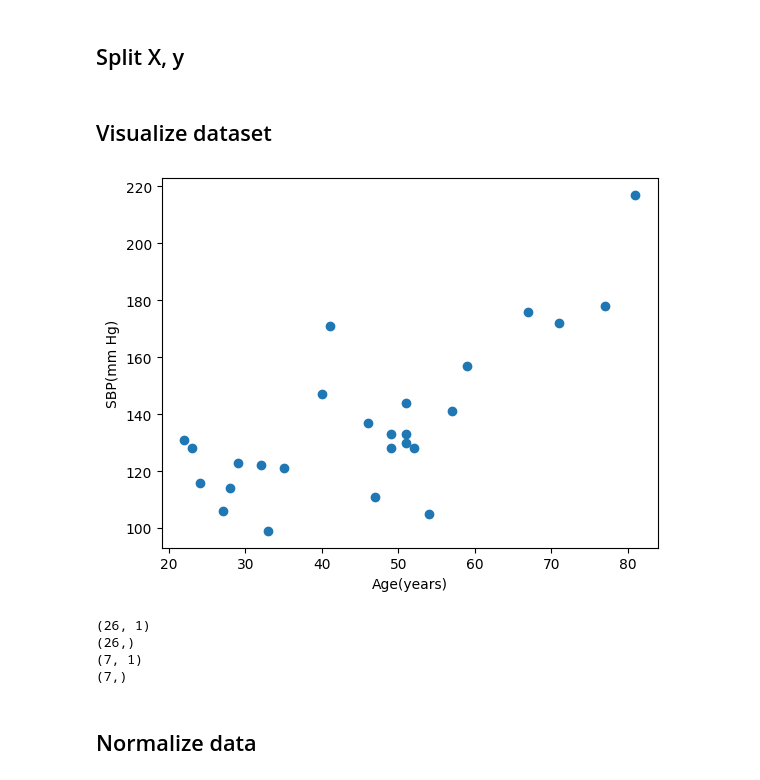
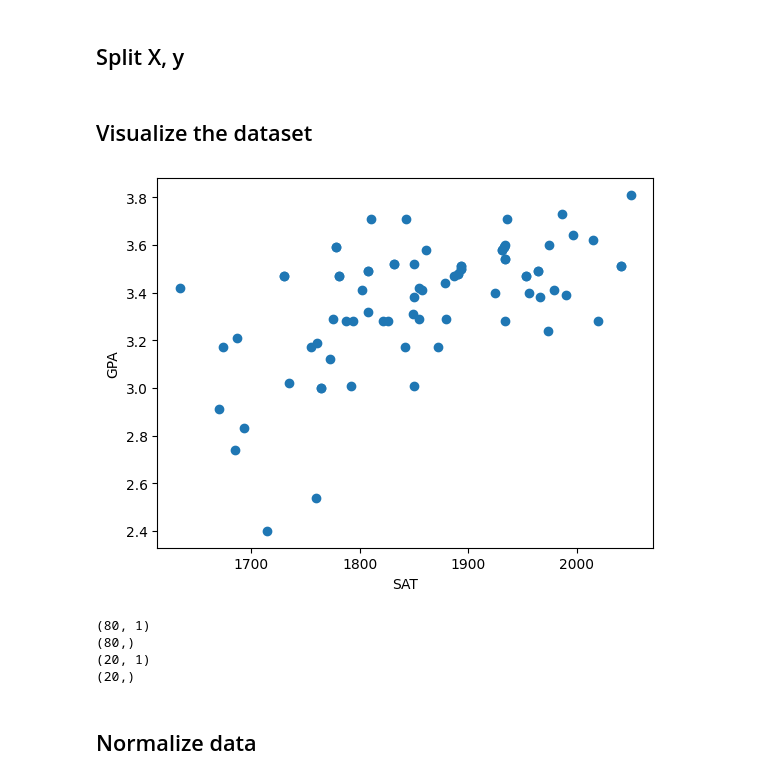
Before and after one commit to Sirius912/Machine_Learning, a Jupyter notebook: Simple_Linear_Regression/Simple_Linear_Regression.ipynb, the cells around one changed output. Drawn from its saved outputs; the diff is of its cells as text; code cells hidden in the pictures.

```diff
--- a/Simple_Linear_Regression/Simple_Linear_Regression.ipynb
+++ b/Simple_Linear_Regression/Simple_Linear_Regression.ipynb
@@ -14,4 +14,5 @@ from sklearn.metrics import mean_absolute_error, mean_squared_error, r2_score
 # %% [markdown]
 ## Load the dataset
 # %%
-data = pd.read_csv('dataset.csv')
+data = pd.read_csv('sat_gpa.csv')
+data
@@ -18,29 +33,29 @@ data = pd.read_csv('dataset.csv')
 # %% [markdown]
 ## Split X, y
 # %%
-X = data[['Age']]
-y = data['SBP']
+X = data[['SAT']]
+y = data['GPA']
 
 x_train, x_test, y_train, y_test = train_test_split(X, y, test_size=0.2, shuffle=True)
 # %% [markdown]
-## Visualize dataset
+## Visualize the dataset
 # %%
 plt.scatter(x_train, y_train)
-plt.xlabel('Age(years)')
-plt.ylabel('SBP(mm Hg)')
+plt.xlabel('SAT')
+plt.ylabel('GPA')
 plt.show()
 # %% [output]
-[figure, old version]
+[figure, new version]
 # %%
 print(x_train.shape)
 print(y_train.shape)
 print(x_test.shape)
 print(y_test.shape)
 # %% [output]
-(26, 1)
-(26,)
-(7, 1)
-(7,)
+(80, 1)
+(80,)
+(20, 1)
+(20,)
 # %% [markdown]
 ## Normalize data
 # %%
```
Also changed, not shown: parts of 9 cells of this notebook.
